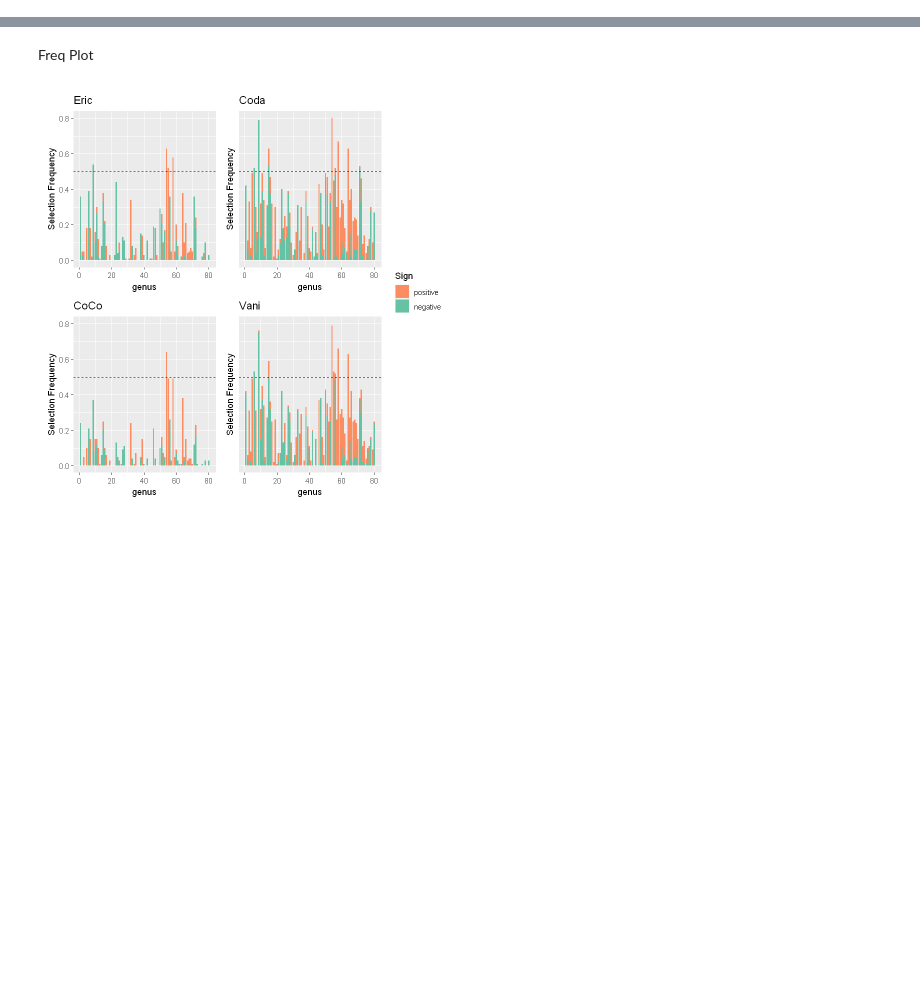
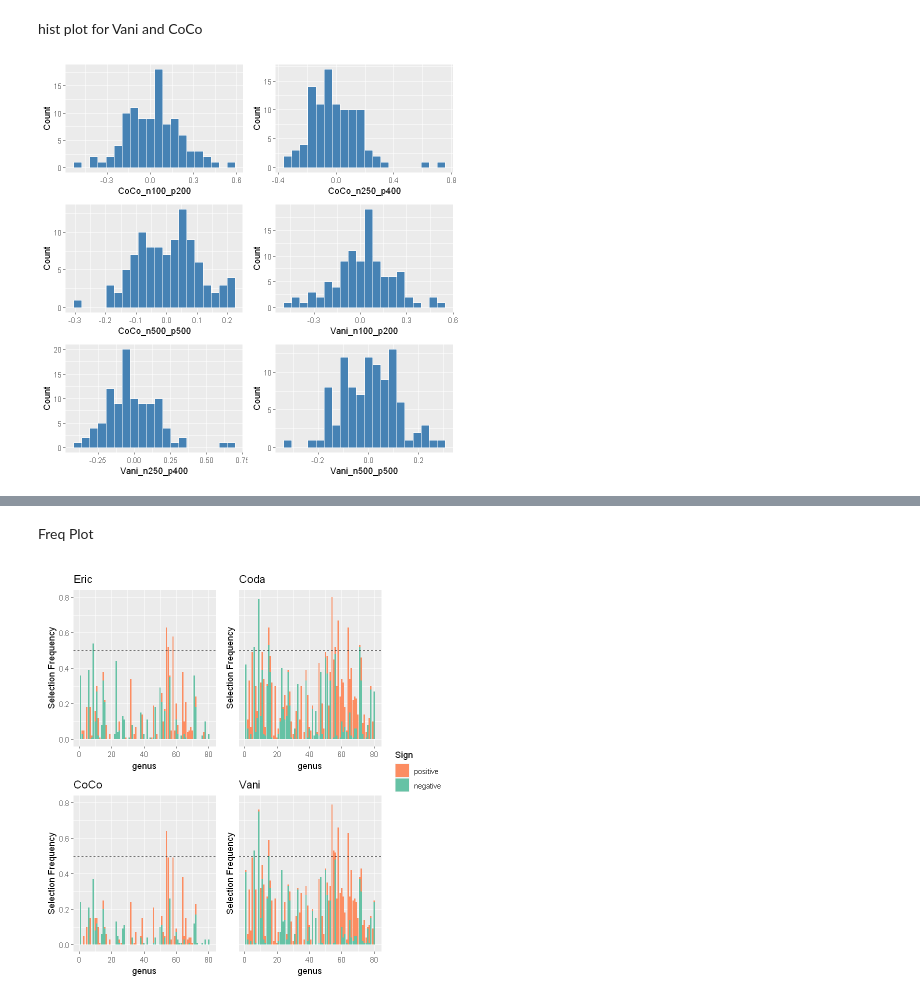
Before and after one commit to twwwwx/Eric-Lasso, a Jupyter notebook: plot.ipynb, the cells around one changed output, grey strips where cells are left out. Cells and saved outputs as stored; diff of their text form; code cells hidden in the pictures; blank space fills up the shorter version.

```diff
--- a/plot.ipynb
+++ b/plot.ipynb
@@ -0,0 +1,21 @@
+# %% [markdown]
+hist plot for Vani and CoCo
+# %%
+library(openxlsx)
+library(tidyr)
+library(ggplot2)
+library(dplyr)
+library(gridExtra)
+data <- read.xlsx("sum_of_betas.xlsx")
+data <- as.data.frame(data) %>% select(contains("CoCo"), contains("Vani"))
+
+# histograms
+plot_list <- list()
+for (i in 1:ncol(data)) {
+    plot_list[[i]] <- ggplot(data, aes_string(x = colnames(data)[i])) +
+        geom_histogram(bins = 20, fill = "steelblue", color = "white") +
+        labs(x = colnames(data)[i], y = "Count")
+}
+grid.arrange(grobs = plot_list, ncol = 2)
+# %% [output]
+[figure, added]
```
Also changed, not shown: parts of 17 cells of this notebook, 25 other files.
